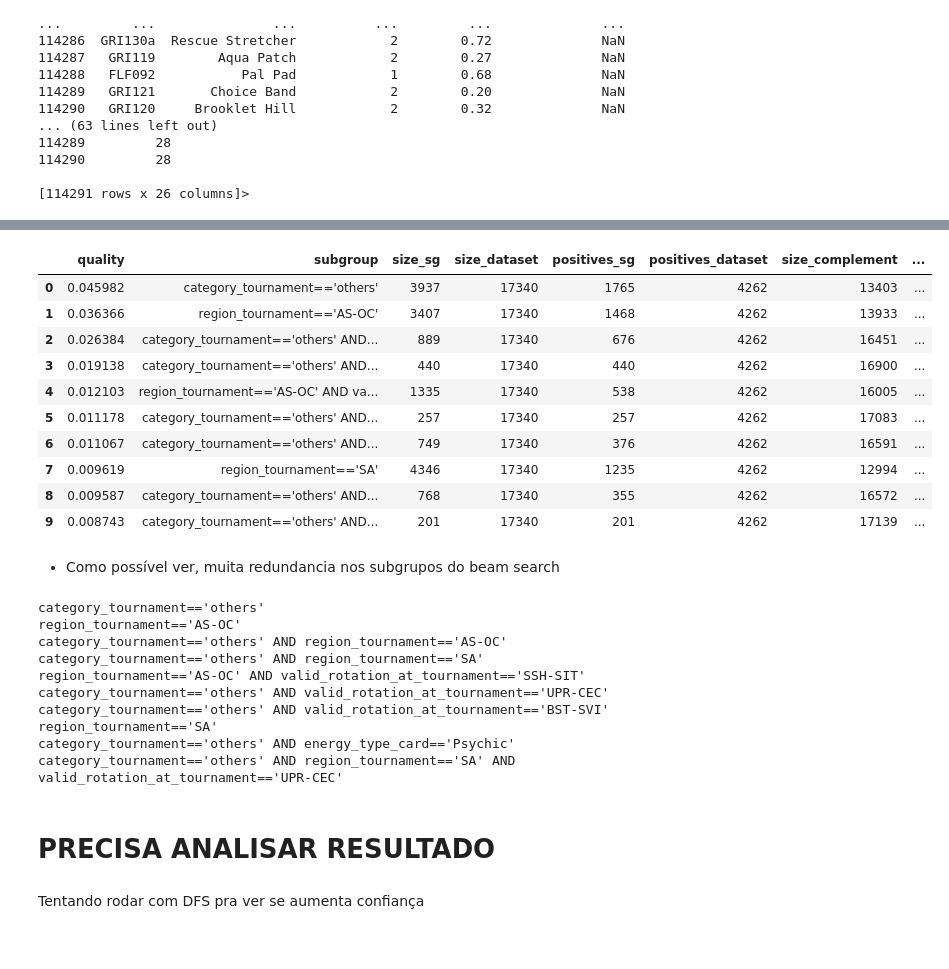
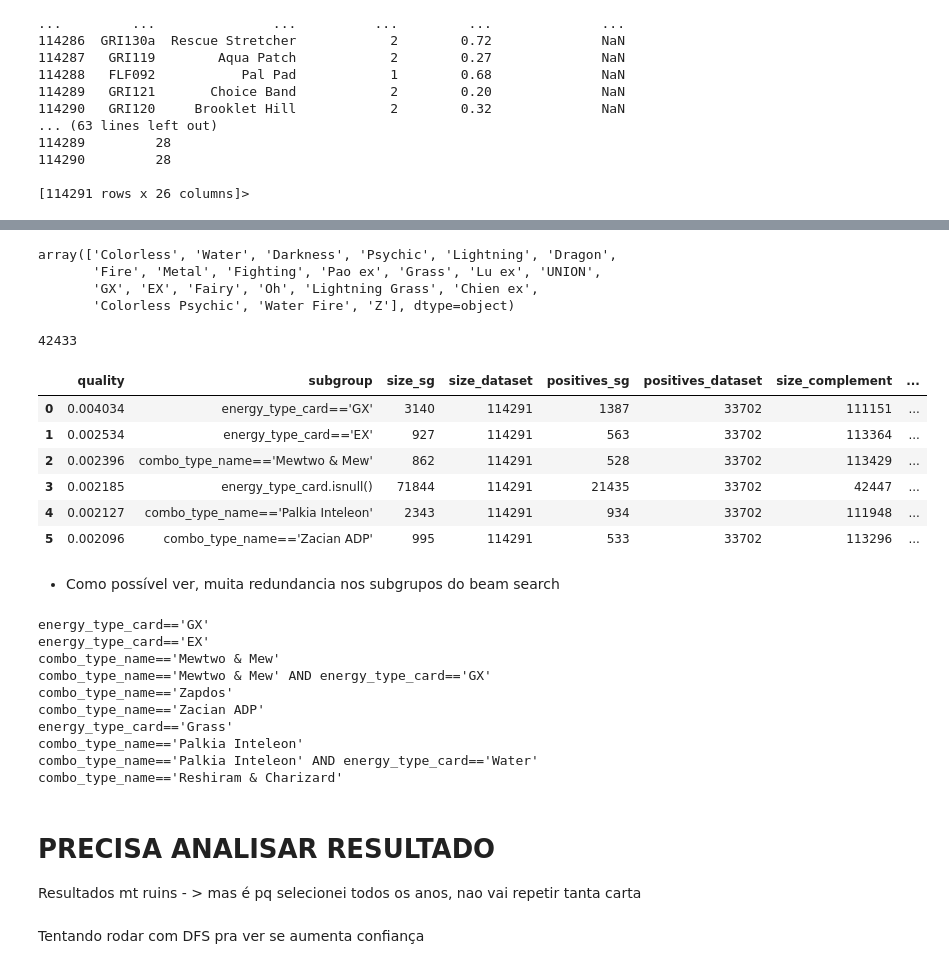
Before and after one commit to Francisco-aragao/Pokemon_analysis, a Jupyter notebook: tp.ipynb, the cells around one changed output, grey strips where cells are left out. Cells and saved outputs as stored; diff of their text form; code cells hidden in the pictures.

Commit message:
feat: more tests subgroups - bad results

```diff
--- a/tp.ipynb
+++ b/tp.ipynb
@@ -303,14 +322,11 @@ df.describe
 # %%
-df = df[['name_card', 'amount_card', 'price_card', 'energy_type_card', 'type_card', 'name_player', 'all_time_score', 'category_tournament' ,'ranking_player_tournament', 'combo_type_name', 'region_tournament', 'valid_rotation_at_tournament']]
+df = df[['name_card', 'energy_type_card', 'ranking_player_tournament', 'combo_type_name']]
 # %%
 df = df.dropna(subset=['name_card'
-,'energy_type_card'
-,'name_card'
+#,'energy_type_card'
 ,'combo_type_name'
-,'category_tournament'
-,'region_tournament'
-,'all_time_score'
-,'valid_rotation_at_tournament'])
+,'ranking_player_tournament'
+])
 
 df.describe
 # %% [output]
@@ -334,53 +370,56 @@ df.describe
+# %%
+df['energy_type_card'].unique()
+# %% [output]
+array(['Colorless', 'Water', 'Darkness', 'Psychic', 'Lightning', 'Dragon',
+       'Fire', 'Metal', 'Fighting', 'Pao ex', 'Grass', 'Lu ex', 'UNION',
+       'GX', 'EX', 'Fairy', 'Oh', 'Lightning Grass', 'Chien ex',
+       'Colorless Psychic', 'Water Fire', 'Z'], dtype=object)
+# %%
+len(df)
+# %% [output]
+42433
 # %%
 df['top_position'] = (df['ranking_player_tournament'] <= 15).astype(int)
 
 # Define the target for subgroup discovery
 target = ps.BinaryTarget('top_position', 1)
 
 # Define selectors for relevant features
 
 name_selectors = [ps.EqualitySelector('name_card', value) for value in df['name_card'].unique()]
 energy_selectors = [ps.EqualitySelector('energy_type_card', value) for value in df['energy_type_card'].unique()]
-card_name_selector = [ps.EqualitySelector('name_card', value) for value in df['name_card'].unique()]
 combo_type_selector = [ps.EqualitySelector('combo_type_name', value) for value in df['combo_type_name'].unique()]
-category_selector = [ps.EqualitySelector('category_tournament', value) for value in df['category_tournament'].unique()]
-region_selector = [ps.EqualitySelector('region_tournament', value) for value in df['region_tournament'].unique()]
-all_score_selector = [ps.EqualitySelector('all_time_score', value) for value in df['all_time_score'].unique()]
-rotation_selector = [ps.EqualitySelector('valid_rotation_at_tournament', value) for value in df['valid_rotation_at_tournament'].unique()]
 
 # Combine all selectors to form the search space
-search_space =  energy_selectors + name_selectors +  card_name_selector + combo_type_selector + category_selector + region_selector + all_score_selector + rotation_selector
+search_space = name_selectors + energy_selectors + combo_type_selector
 
 #search_space = ps.create_selectors(df, ignore=['top_position'])
 
 # Create the Subgroup Discovery Task
 task = ps.SubgroupDiscoveryTask(
     df,
     target,
     search_space,
-    result_set_size=10,
-    depth=5,
+    result_set_size=6,
+    depth=4,
     qf=ps.WRAccQF()  # Quality function to evaluate subgroups
+    #qf = ps.QF  # Quality function to evaluate subgroups
 )
 
 # Run the SD-Map algorithm
-result = ps.SimpleDFS().execute(task)
+result = ps.BeamSearch().execute(task)
 
 df_result = result.to_dataframe()
 
 df_result
 # %% [output]
 |  | quality | subgroup | size_sg | size_dataset | positives_sg | positives_dataset | size_complement | ... |
-| 0 | 0.045982 | category_tournament=='others' | 3937 | 17340 | 1765 | 4262 | 13403 | ... |
-| 1 | 0.036366 | region_tournament=='AS-OC' | 3407 | 17340 | 1468 | 4262 | 13933 | ... |
-| 2 | 0.026384 | category_tournament=='others' AND... | 889 | 17340 | 676 | 4262 | 16451 | ... |
-| 3 | 0.019138 | category_tournament=='others' AND... | 440 | 17340 | 440 | 4262 | 16900 | ... |
-| 4 | 0.012103 | region_tournament=='AS-OC' AND va... | 1335 | 17340 | 538 | 4262 | 16005 | ... |
-| 5 | 0.011178 | category_tournament=='others' AND... | 257 | 17340 | 257 | 4262 | 17083 | ... |
-| 6 | 0.011067 | category_tournament=='others' AND... | 749 | 17340 | 376 | 4262 | 16591 | ... |
-| 7 | 0.009619 | region_tournament=='SA' | 4346 | 17340 | 1235 | 4262 | 12994 | ... |
-| 8 | 0.009587 | category_tournament=='others' AND... | 768 | 17340 | 355 | 4262 | 16572 | ... |
-| 9 | 0.008743 | category_tournament=='others' AND... | 201 | 17340 | 201 | 4262 | 17139 | ... |
+| 0 | 0.004034 | energy_type_card=='GX' | 3140 | 114291 | 1387 | 33702 | 111151 | ... |
+| 1 | 0.002534 | energy_type_card=='EX' | 927 | 114291 | 563 | 33702 | 113364 | ... |
+| 2 | 0.002396 | combo_type_name=='Mewtwo & Mew' | 862 | 114291 | 528 | 33702 | 113429 | ... |
+| 3 | 0.002185 | energy_type_card.isnull() | 71844 | 114291 | 21435 | 33702 | 42447 | ... |
+| 4 | 0.002127 | combo_type_name=='Palkia Inteleon' | 2343 | 114291 | 934 | 33702 | 111948 | ... |
+| 5 | 0.002096 | combo_type_name=='Zacian ADP' | 995 | 114291 | 533 | 33702 | 113296 | ... |
 # %% [markdown]
 - Como possível ver, muita redundancia nos subgrupos do beam search
 # %%
@@ -388,18 +427,21 @@ df_result
 for row in result.to_dataframe().itertuples():
     print(row.subgroup)
 # %% [output]
-category_tournament=='others'
-region_tournament=='AS-OC'
-category_tournament=='others' AND region_tournament=='AS-OC'
-category_tournament=='others' AND region_tournament=='SA'
-region_tournament=='AS-OC' AND valid_rotation_at_tournament=='SSH-SIT'
-category_tournament=='others' AND valid_rotation_at_tournament=='UPR-CEC'
-category_tournament=='others' AND valid_rotation_at_tournament=='BST-SVI'
-region_tournament=='SA'
-category_tournament=='others' AND energy_type_card=='Psychic'
-category_tournament=='others' AND region_tournament=='SA' AND valid_rotation_at_tournament=='UPR-CEC'
+energy_type_card=='GX'
+energy_type_card=='EX'
+combo_type_name=='Mewtwo & Mew'
+combo_type_name=='Mewtwo & Mew' AND energy_type_card=='GX'
+combo_type_name=='Zapdos'
+combo_type_name=='Zacian ADP'
+energy_type_card=='Grass'
+combo_type_name=='Palkia Inteleon'
+combo_type_name=='Palkia Inteleon' AND energy_type_card=='Water'
+combo_type_name=='Reshiram & Charizard'
-# %% [markdown]
-# PRECISA ANALISAR RESULTADO
+# %% [markdown]
+# PRECISA ANALISAR RESULTADO
+
+
+Resultados mt ruins - > mas é pq selecionei todos os anos, nao vai repetir tanta carta
 # %% [markdown]
 Tentando rodar com DFS pra ver se aumenta confiança
 # %%
```
Also changed, not shown: parts of 4 cells of this notebook.
